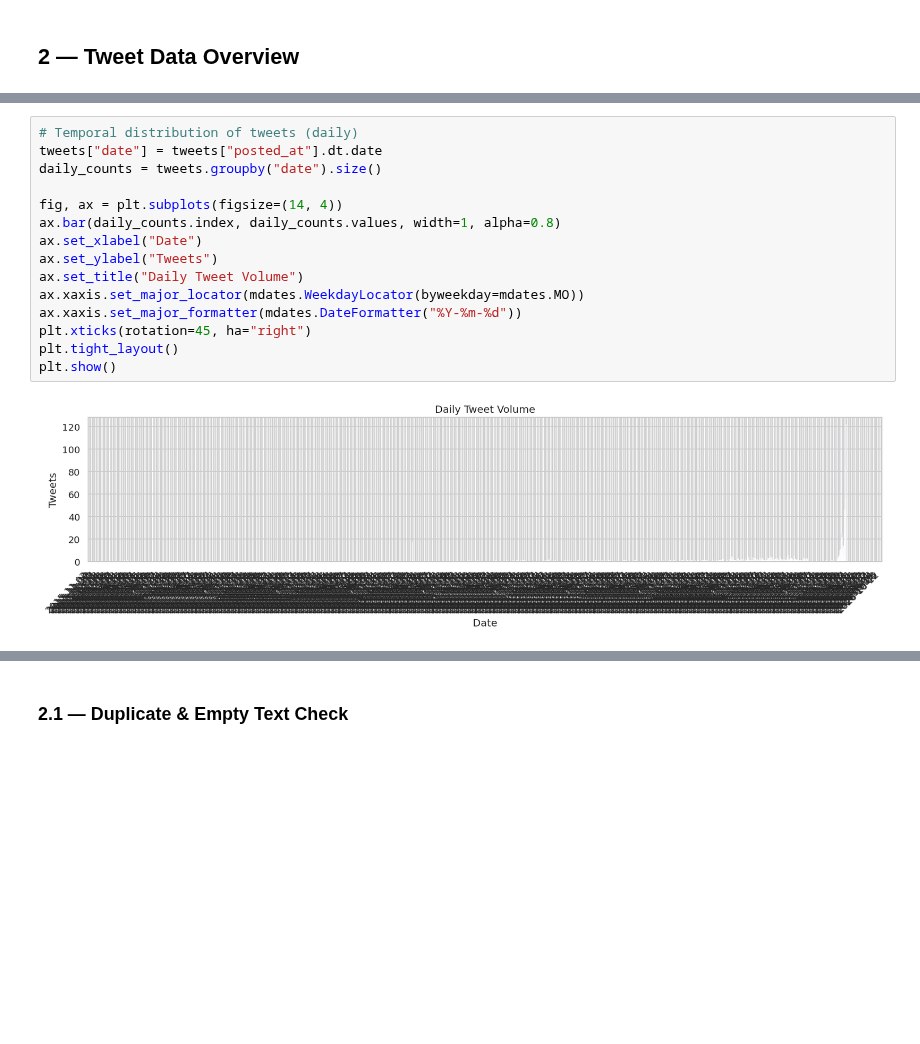
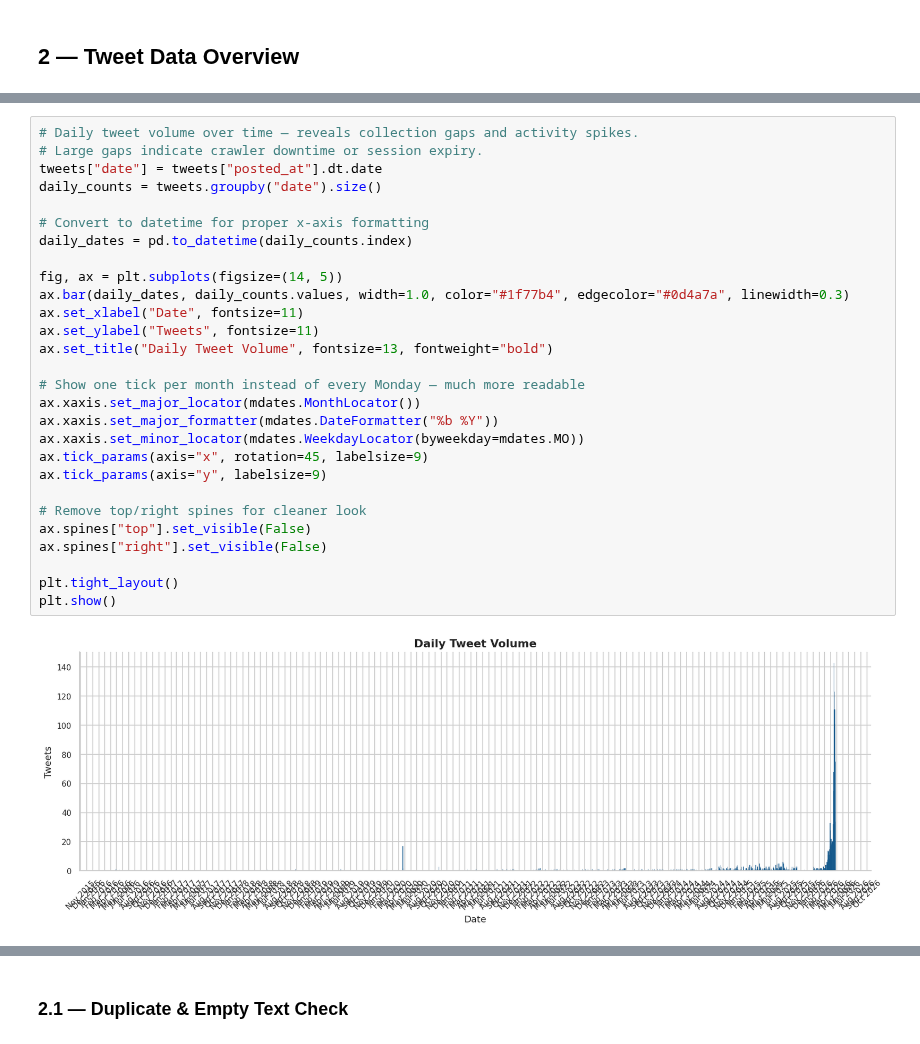
Before and after one commit to icengel91/WebMiningProject, a Jupyter notebook: notebooks/01_data_quality_eda.ipynb, the cells around one changed output, grey strips where cells are left out. Saved outputs shown, nothing was run; the diff lists cells and outputs as text; blank space fills up the shorter version.

```diff
--- a/notebooks/01_data_quality_eda.ipynb
+++ b/notebooks/01_data_quality_eda.ipynb
@@ -93,18 +98,31 @@ plt.show()
 # %%
-# Temporal distribution of tweets (daily)
+# Daily tweet volume over time — reveals collection gaps and activity spikes.
+# Large gaps indicate crawler downtime or session expiry.
 tweets["date"] = tweets["posted_at"].dt.date
 daily_counts = tweets.groupby("date").size()
 
-fig, ax = plt.subplots(figsize=(14, 4))
-ax.bar(daily_counts.index, daily_counts.values, width=1, alpha=0.8)
-ax.set_xlabel("Date")
-ax.set_ylabel("Tweets")
-ax.set_title("Daily Tweet Volume")
-ax.xaxis.set_major_locator(mdates.WeekdayLocator(byweekday=mdates.MO))
-ax.xaxis.set_major_formatter(mdates.DateFormatter("%Y-%m-%d"))
-plt.xticks(rotation=45, ha="right")
+# Convert to datetime for proper x-axis formatting
+daily_dates = pd.to_datetime(daily_counts.index)
+
+fig, ax = plt.subplots(figsize=(14, 5))
+ax.bar(daily_dates, daily_counts.values, width=1.0, color="#1f77b4", edgecolor="#0d4a7a", linewidth=0.3)
+ax.set_xlabel("Date", fontsize=11)
+ax.set_ylabel("Tweets", fontsize=11)
+ax.set_title("Daily Tweet Volume", fontsize=13, fontweight="bold")
+
+# Show one tick per month instead of every Monday — much more readable
+ax.xaxis.set_major_locator(mdates.MonthLocator())
+ax.xaxis.set_major_formatter(mdates.DateFormatter("%b %Y"))
+ax.xaxis.set_minor_locator(mdates.WeekdayLocator(byweekday=mdates.MO))
+ax.tick_params(axis="x", rotation=45, labelsize=9)
+ax.tick_params(axis="y", labelsize=9)
+
+# Remove top/right spines for cleaner look
+ax.spines["top"].set_visible(False)
+ax.spines["right"].set_visible(False)
+
 plt.tight_layout()
 plt.show()
 # %% [output]
-[figure, old version]
+[figure, new version]
 # %%
```
Also changed, not shown: parts of 30 cells of this notebook, 5 other files.
